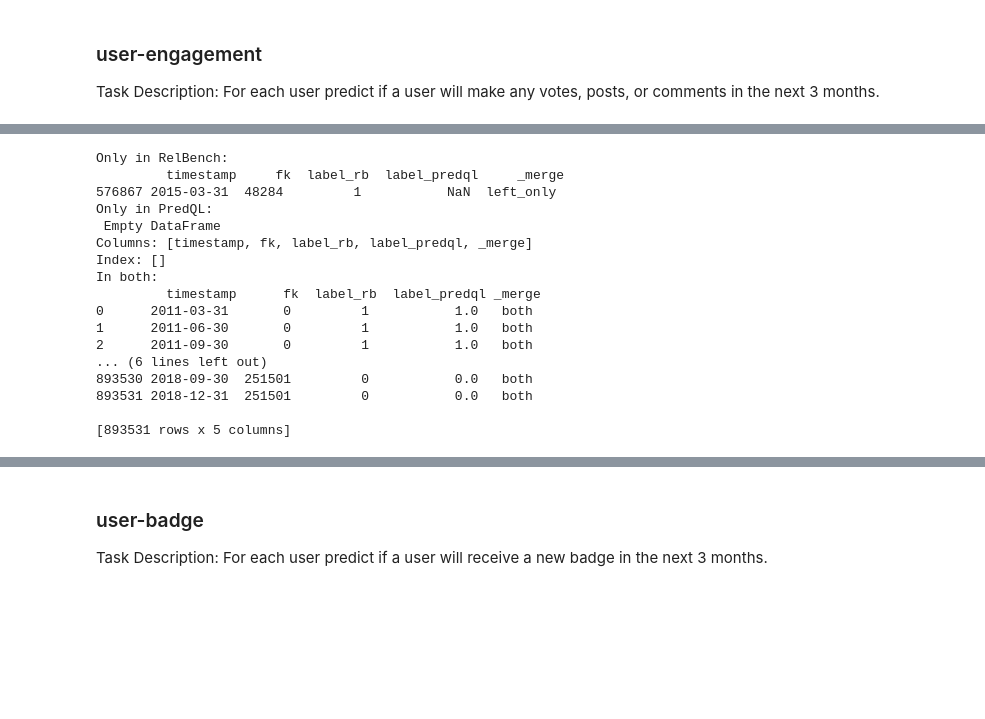
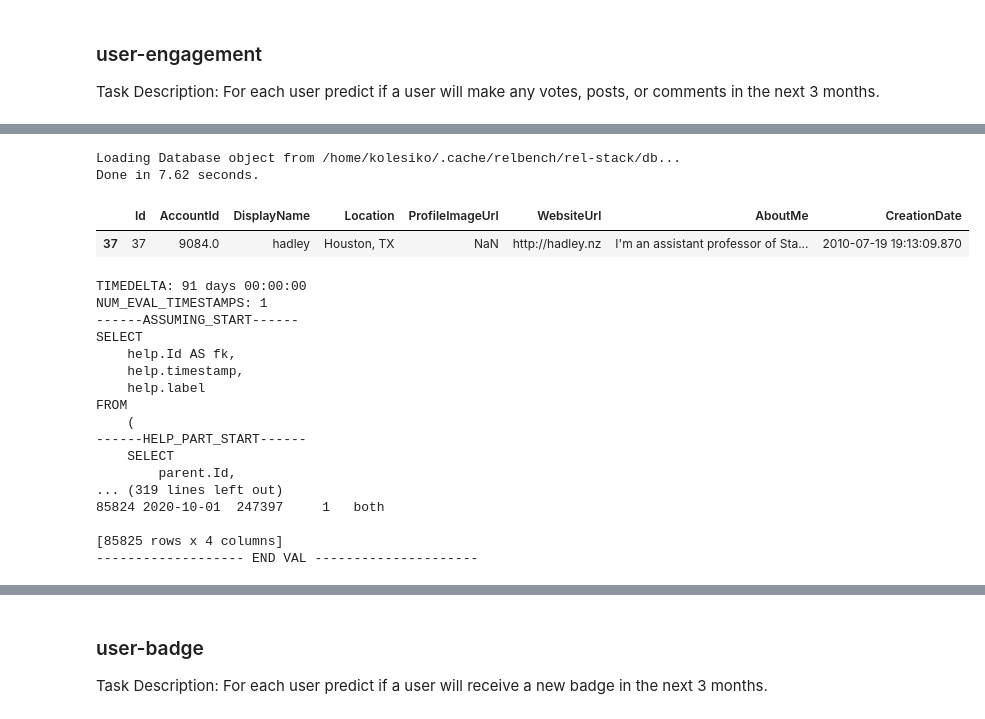
Before and after one commit to kolesole/PredQL, a Jupyter notebook: experiments/relbench_exp.ipynb, the cells around one changed output, grey strips where cells are left out. Saved outputs shown, nothing was run; the diff lists cells and outputs as text; code cells hidden in the pictures; blank space fills up the shorter version.

```diff
--- a/experiments/relbench_exp.ipynb
+++ b/experiments/relbench_exp.ipynb
@@ -547,12 +418,6 @@ In both:
 # %% [markdown]
 # Stack-Exchange Q&A Website Database
 # %%
-dataset_stack = get_dataset(name="rel-stack")
-
-db_stack = dataset_stack.get_db()
-
-timestamps_stack = pd.date_range(start="2011-03-27", end="2019-01-01", freq="3ME")
-
-sconverter_stack = SConverter(db_stack)
-tconverter_stack = TConverter(db_stack, timestamps_stack)
+dataset_stack = get_dataset(name="rel-stack", download=False)
+get_task_names("rel-stack")
 # %% [output]
@@ -672,20 +475,36 @@ print(df_predql)
-# %%
-merge_dataframes(df_rb, df_predql)
-# %% [output]
-Only in RelBench:
-         timestamp     fk  label_rb  label_predql     _merge
-576867 2015-03-31  48284         1           NaN  left_only
-Only in PredQL:
- Empty DataFrame
-Columns: [timestamp, fk, label_rb, label_predql, _merge]
-Index: []
-In both:
-         timestamp      fk  label_rb  label_predql _merge
-0      2011-03-31       0         1           1.0   both
-1      2011-06-30       0         1           1.0   both
-2      2011-09-30       0         1           1.0   both
-... (6 lines left out)
-893530 2018-09-30  251501         0           0.0   both
-893531 2018-12-31  251501         0           0.0   both
-
-[893531 rows x 5 columns]
+# %%
+table_df = dataset_stack.get_db().table_dict['users'].df
+table_df[table_df['Id'] == 37]
+# %% [output]
+Loading Database object from /home/kolesiko/.cache/relbench/rel-stack/db...
+Done in 7.62 seconds.
+|  | Id | AccountId | DisplayName | Location | ProfileImageUrl | WebsiteUrl | AboutMe | CreationDate |
+| 37 | 37 | 9084.0 | hadley | Houston, TX | NaN | http://hadley.nz | I'm an assistant professor of Sta... | 2010-07-19 19:13:09.870 |
+# %%
+# VAL
+# must be not filtered
+check_correctness(dataset=dataset_stack,
+                  task=task_stack_engage,
+                  predql_query=predql_query,
+                  split="val",
+                  fk_col_name="OwnerUserId",
+                  timestamp_col_name="timestamp",
+                  label_col_name="contribution")
+# %% [output]
+TIMEDELTA: 91 days 00:00:00
+NUM_EVAL_TIMESTAMPS: 1
+------ASSUMING_START------
+SELECT
+    help.Id AS fk,
+    help.timestamp,
+    help.label
+FROM
+    (
+------HELP_PART_START------
+    SELECT
+        parent.Id,
+... (319 lines left out)
+85824 2020-10-01  247397     1   both
+
+[85825 rows x 4 columns]
+------------------- END VAL ---------------------
```
Also changed, not shown: parts of 65 cells of this notebook, 3 other files.
